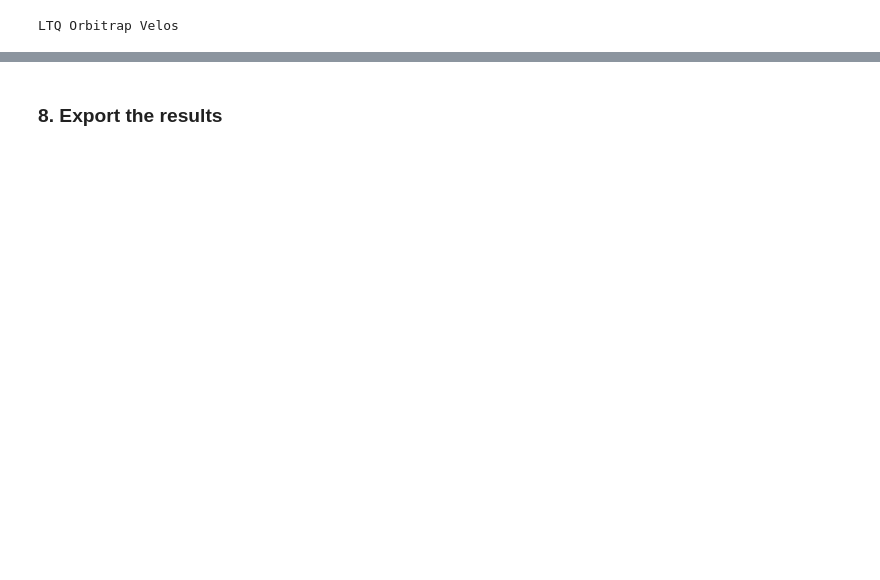
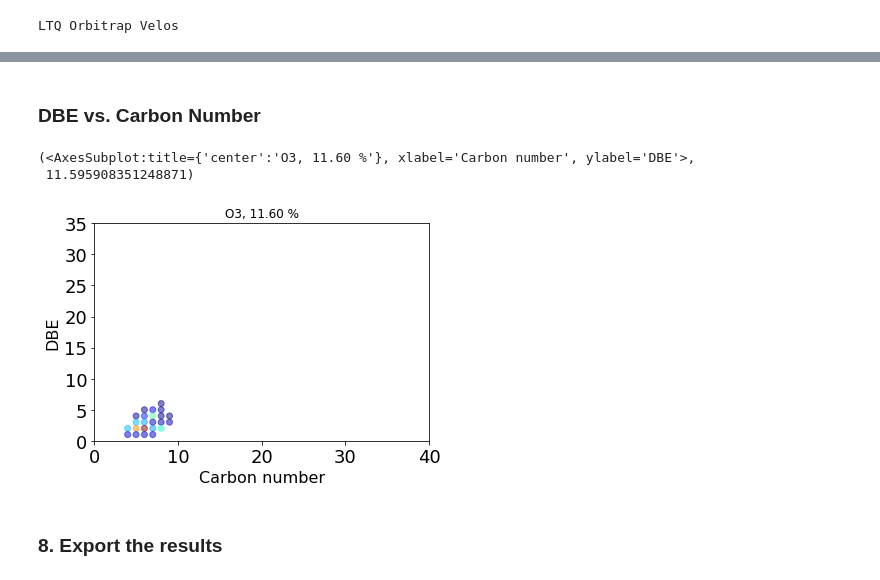
Before and after one commit to EMSL-Computing/Day3-EMSL-SummerSchool-2022, a Jupyter notebook: Summer School CoreMS Tutorial.ipynb, the cells around one changed output, grey strips where cells are left out. Saved outputs shown, nothing was run; the diff lists cells and outputs as text; code cells hidden in the pictures; blank space fills up the shorter version.

```diff
--- a/Summer School CoreMS Tutorial.ipynb
+++ b/Summer School CoreMS Tutorial.ipynb
@@ -183,3 +219,11 @@ LTQ Orbitrap Velos
+# %% [markdown]
+### DBE vs. Carbon Number
+# %%
+mass_spectrum_by_classes.plot_dbe_vs_carbon_number("O3")
+# %% [output]
+(<AxesSubplot:title={'center':'O3, 11.60 %'}, xlabel='Carbon number', ylabel='DBE'>,
+ 11.595908351248871)
+[figure, added]
 # %% [markdown]
 ### 8. Export the results
 # %%
```
Also changed, not shown: parts of 17 cells of this notebook.
